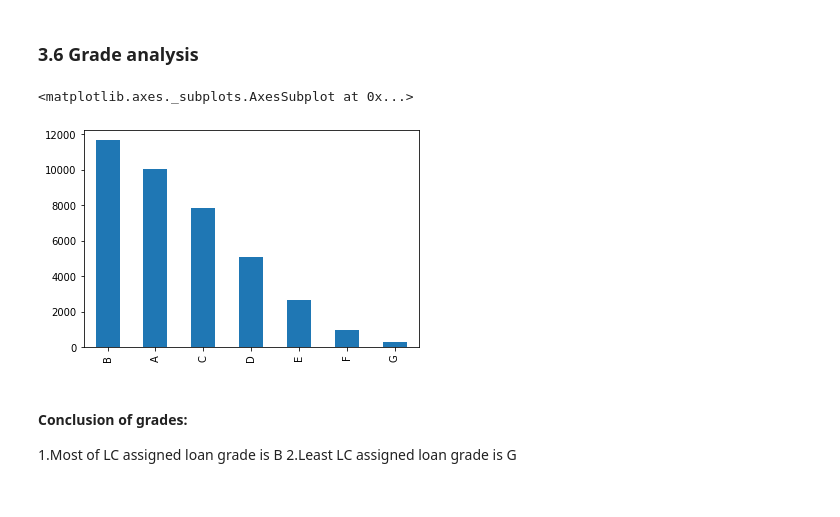
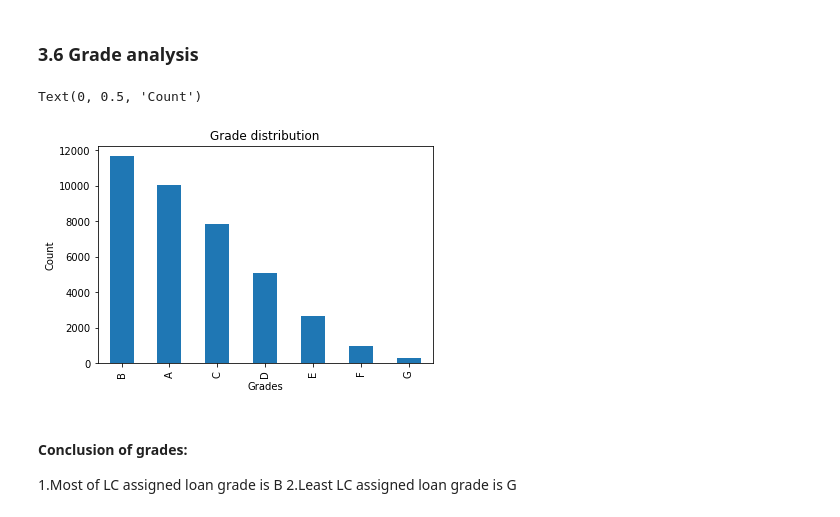
Before and after one commit to vaishnavi-nayak-sujir/dummy, a Jupyter notebook: lending_club_case_study.ipynb, the cells around one changed output. Saved outputs shown, nothing was run; the diff lists cells and outputs as text; code cells hidden in the pictures.

```diff
--- a/lending_club_case_study.ipynb
+++ b/lending_club_case_study.ipynb
@@ -428,9 +429,12 @@ Name: installment, dtype: float64
 # %%
 # Bar chart for grade distribution
 df_loan["grade"].value_counts().plot.bar()
+plt.title("Grade distribution")
+plt.xlabel('Grades')
+plt.ylabel('Count')
 # %% [output]
-<matplotlib.axes._subplots.AxesSubplot at 0x...>
+Text(0, 0.5, 'Count')
-[figure, old version]
+[figure, new version]
 # %% [markdown]
 #### Conclusion of grades:
 1.Most of LC assigned loan grade is B
```
Also changed, not shown: parts of 30 cells of this notebook.
